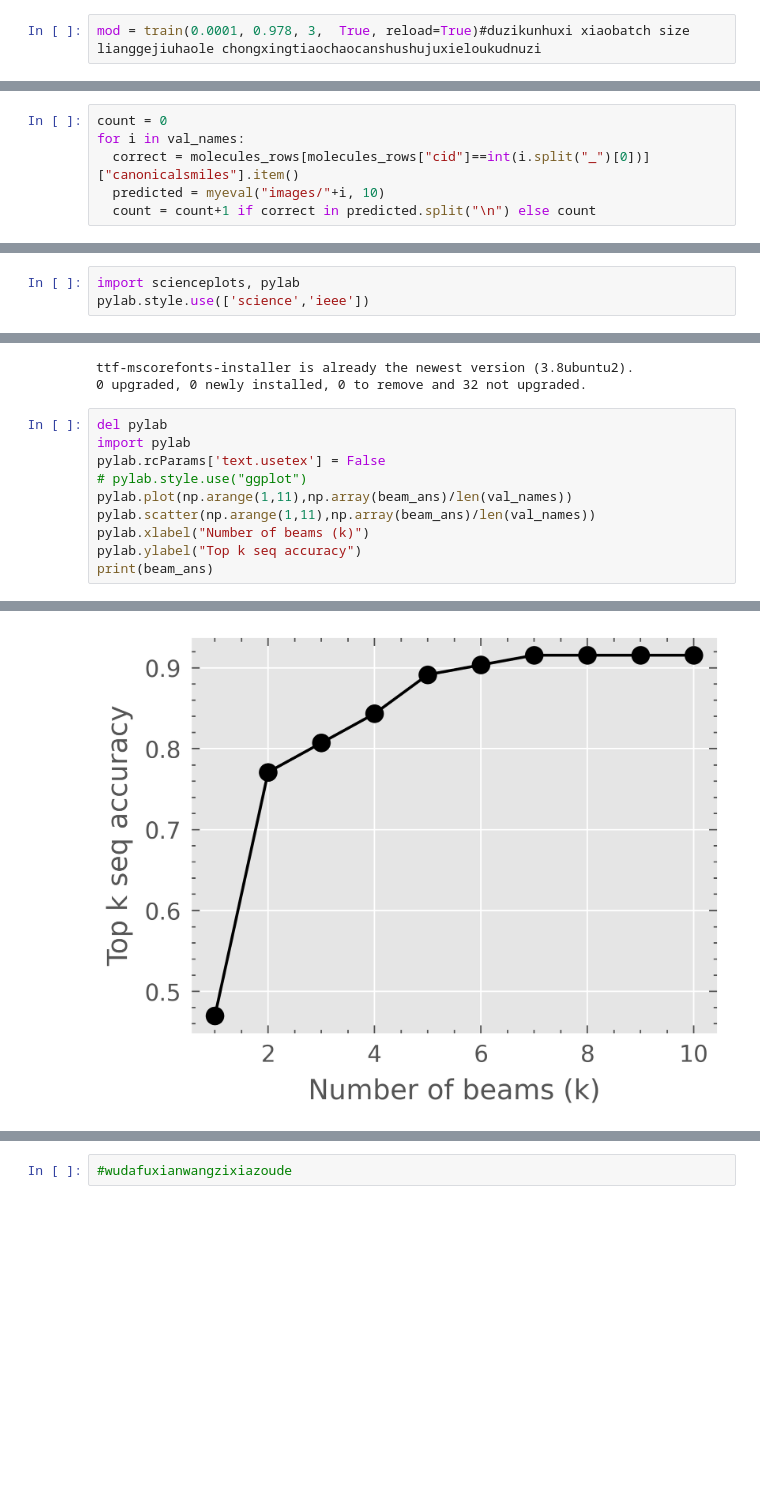
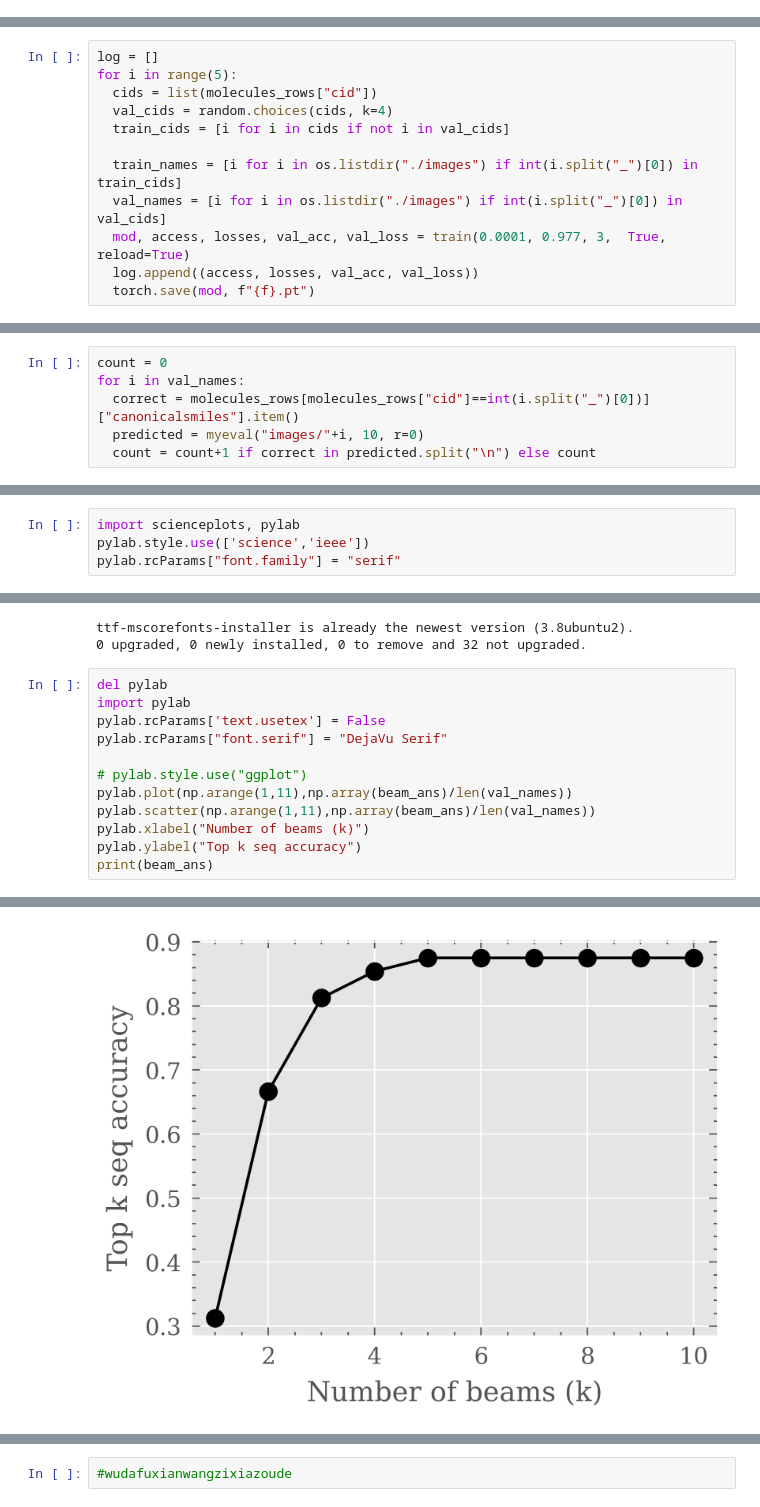
Before and after one commit to weathon/3d2smile, a Jupyter notebook: finetune.ipynb, the cells around one changed output, grey strips where cells are left out. Drawn from its saved outputs; the diff is of its cells as text; blank space fills up the shorter version.

```diff
--- a/finetune.ipynb
+++ b/finetune.ipynb
@@ -507,5 +503,3 @@ top_k_2d(torch.tensor([[0,1,4,12],
 (tensor([0, 1]), tensor([3, 1]))
 # %%
 #shetouexguaibudexianzaihaole xianzaishizhenggewenjianjiadounaquxunlianle  kunexhaishiyoufenkaide touuuyun    ce cshiox cxaid a  proint () for i in lio
-# %%
-mod = train(0.0001, 0.978, 3,  True, reload=True)#duzikunhuxi xiaobatch size lianggejiuhaole chongxingtiaochaocanshushujuxieloukudnuzi
@@ -532,2 +588,14 @@ mod = train(0.0001, 0.978, 3,  True, reload=True)#duzikunhuxi xiaobatch size lia
+# %%
+log = []
+for i in range(5):
+  cids = list(molecules_rows["cid"])
+  val_cids = random.choices(cids, k=4)
+  train_cids = [i for i in cids if not i in val_cids]
+
+  train_names = [i for i in os.listdir("./images") if int(i.split("_")[0]) in train_cids]
+  val_names = [i for i in os.listdir("./images") if int(i.split("_")[0]) in val_cids]
+  mod, access, losses, val_acc, val_loss = train(0.0001, 0.977, 3,  True, reload=True)
+  log.append((access, losses, val_acc, val_loss))
+  torch.save(mod, f"{f}.pt")
 # %%
 mod = torch.load("drive/MyDrive/CNO", map_location=device)
@@ -675,5 +666,5 @@ def myeval(img_paths, beam, r):
 count = 0
 for i in val_names:
   correct = molecules_rows[molecules_rows["cid"]==int(i.split("_")[0])]["canonicalsmiles"].item()
-  predicted = myeval("images/"+i, 10)
+  predicted = myeval("images/"+i, 10, r=0)
   count = count+1 if correct in predicted.split("\n") else count
@@ -698,6 +691,7 @@ Successfully installed SciencePlots-2.1.1
 # %%
 import scienceplots, pylab
 pylab.style.use(['science','ieee'])
+pylab.rcParams["font.family"] = "serif"
 # %%
 beam_ans = []
 for beam in range(1, 11):
@@ -717,6 +715,8 @@ ttf-mscorefonts-installer is already the newest version (3.8ubuntu2).
 del pylab
 import pylab
 pylab.rcParams['text.usetex'] = False
+pylab.rcParams["font.serif"] = "DejaVu Serif"
+
 # pylab.style.use("ggplot")
 pylab.plot(np.arange(1,11),np.array(beam_ans)/len(val_names))
 pylab.scatter(np.arange(1,11),np.array(beam_ans)/len(val_names))
@@ -756 +728 @@ WARNING:matplotlib.font_manager:findfont: Font family 'times' not found.
-[figure, old version]
+[figure, new version]
```
Also changed, not shown: parts of 22 cells of this notebook.
